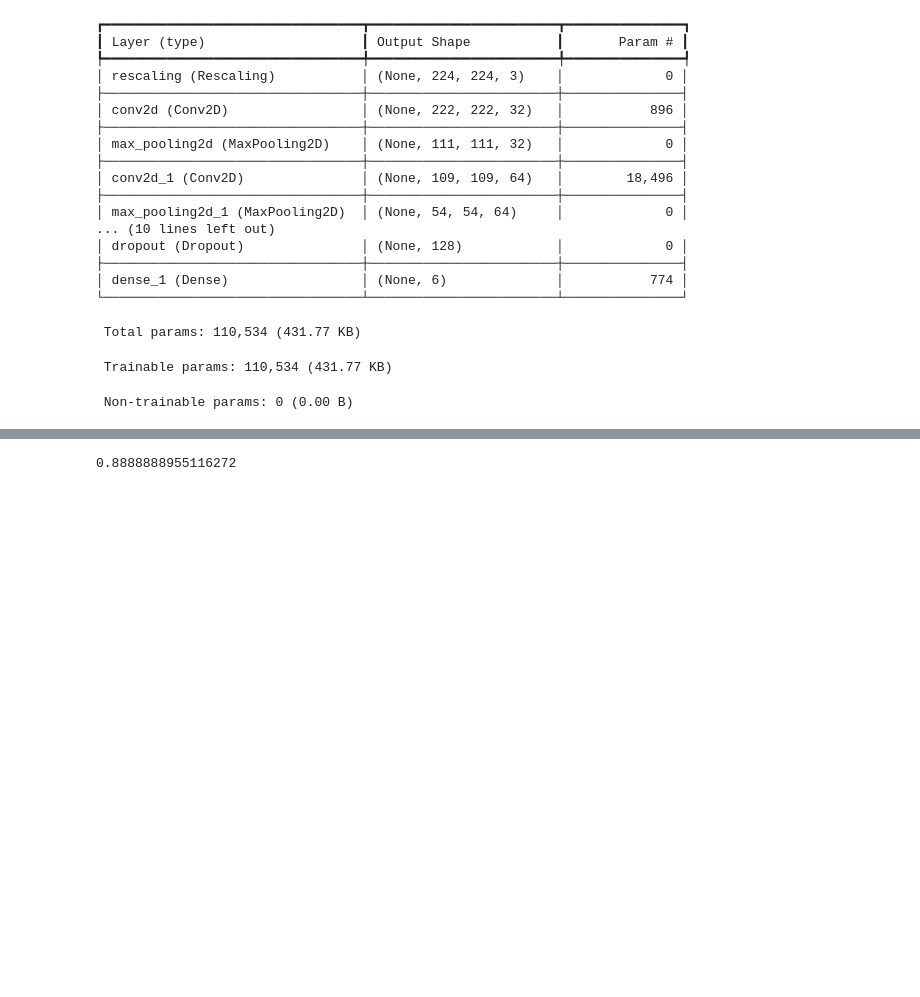
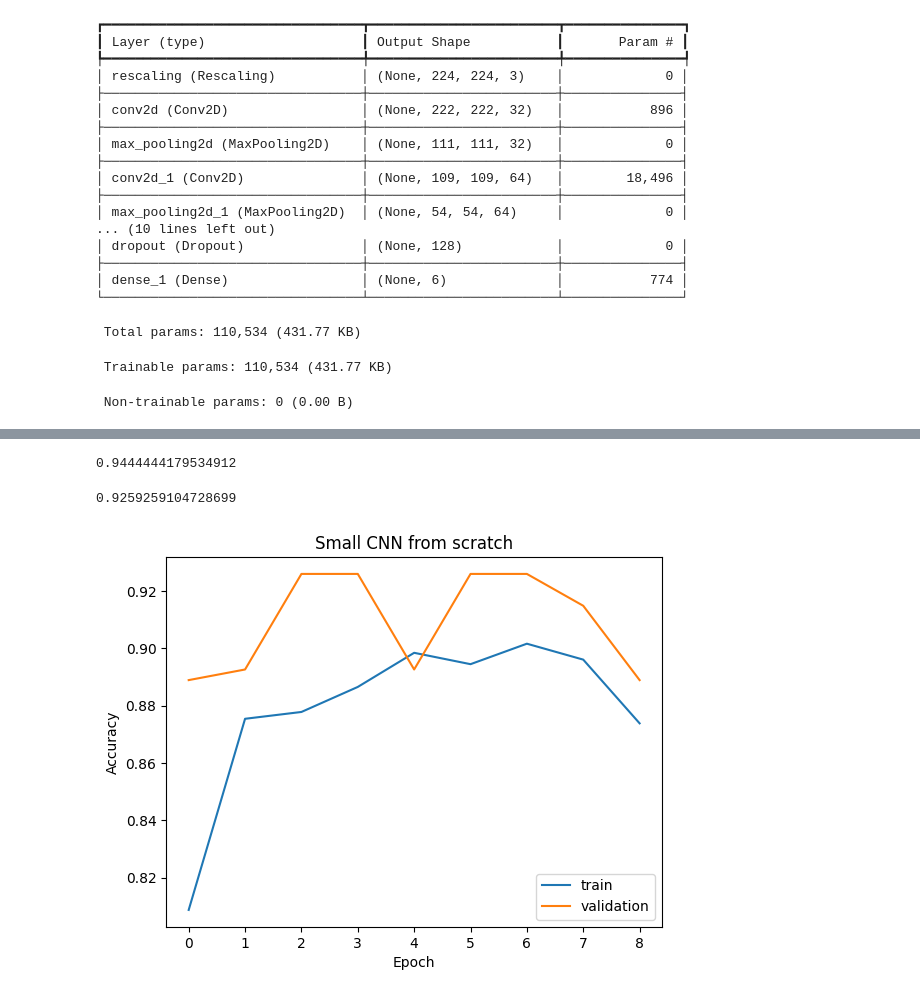
Before and after one commit to Prithviraj-chw/InSpec-Industrial-Defect-Detection, a Jupyter notebook: model.ipynb, the cells around one changed output, grey strips where cells are left out. Saved outputs shown, nothing was run; the diff lists cells and outputs as text; code cells hidden in the pictures; blank space fills up the shorter version.

Commit message:
added early stopping

```diff
--- a/model.ipynb
+++ b/model.ipynb
@@ -281,4 +279,8 @@ cnn.compile(optimizer="adam", loss="categorical_crossentropy", metrics=["accurac
+# %%
+from tensorflow.keras.callbacks import EarlyStopping
+cnn.compile(optimizer="adam", loss="categorical_crossentropy", metrics=["accuracy"])
+early_stop = EarlyStopping(monitor="val_loss" ,patience=5, restore_best_weights=True) # stop training when val_loss hasn't improved for 5 epochs in a row, then reroll model to its best epoch
 # %%
-history_cnn = cnn.fit(train_ds, epochs=15, validation_data=val_ds, verbose=1)
+history_cnn = cnn.fit(train_ds, epochs=15, validation_data=val_ds, verbose=1, callbacks=[early_stop])
 # %% [output]
 Epoch 1/15
@@ -302,4 +305,19 @@ Epoch 15/15
 cnn_accuracy = cnn.evaluate(test_ds,verbose=0)[1] # [1] -> accuracy ; [0] -> loss
 cnn_accuracy
 # %% [output]
-0.8888888955116272
+0.9444444179534912
+# %%
+cnn_val_acc = cnn.evaluate(val_ds,verbose=0)[1]
+cnn_val_acc
+# %% [output]
+0.9259259104728699
+# %%
+plt.plot(history_cnn.history["accuracy"], label="train")
+plt.plot(history_cnn.history["val_accuracy"], label="validation")
+plt.xlabel("Epoch")
+plt.ylabel("Accuracy")
+plt.title("Small CNN from scratch")
+plt.legend()
+plt.show()
+# %% [output]
+[figure, added]
```
Also changed, not shown: parts of 10 cells of this notebook.
